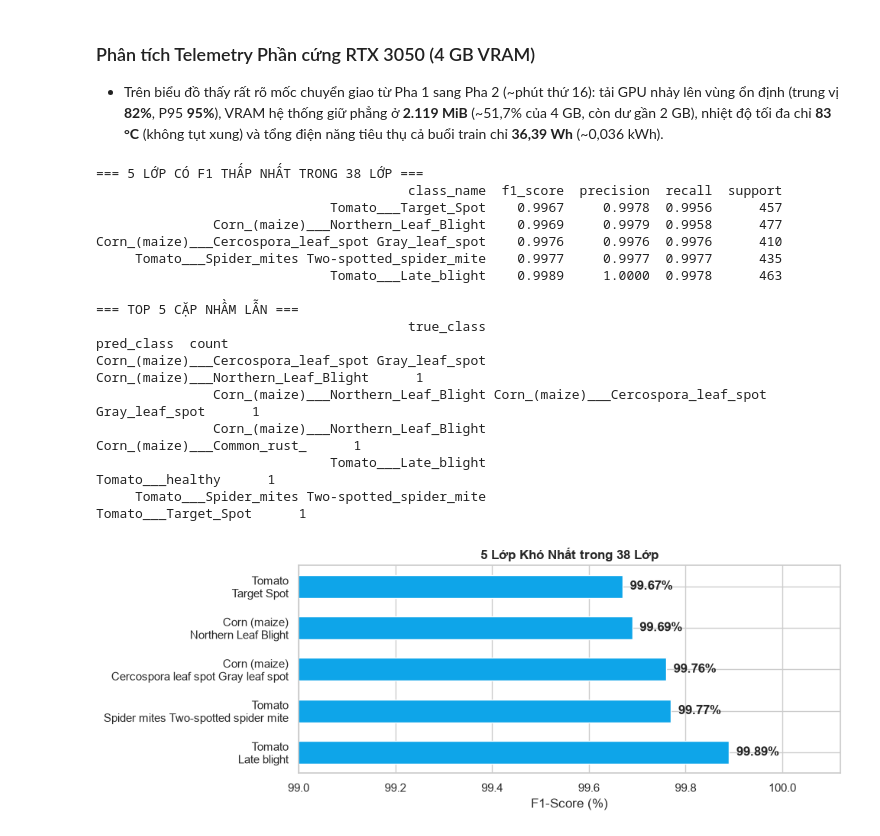
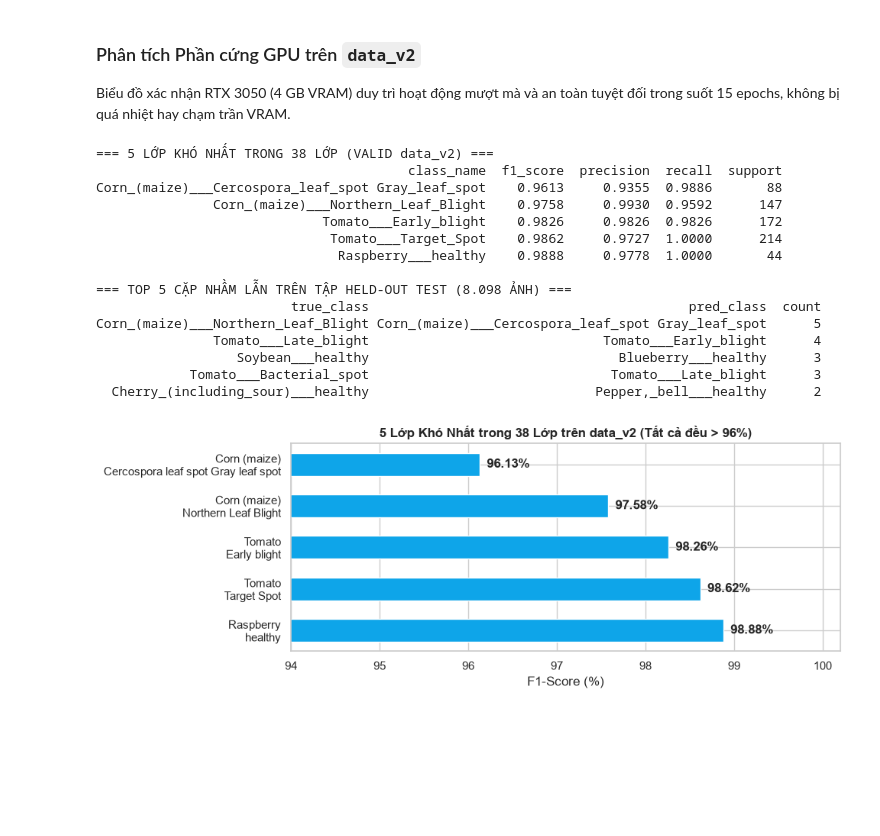
Before and after one commit to Longcodepro/plant-disease-ml, a Jupyter notebook: notebooks/03_efficientnet_b0_tri.ipynb, the cells around one changed output. Saved outputs shown, nothing was run; the diff lists cells and outputs as text; code cells hidden in the pictures; blank space fills up the shorter version.

```diff
--- a/notebooks/03_efficientnet_b0_tri.ipynb
+++ b/notebooks/03_efficientnet_b0_tri.ipynb
@@ -15,19 +15,13 @@ import numpy as np
 import pandas as pd
 import matplotlib.pyplot as plt
 import seaborn as sns
-import torch
-from PIL import Image
-import torch.nn.functional as F
 
 sns.set_theme(style="whitegrid")
-ROOT_DIR = Path("..").resolve()
-RESULTS_PATH = Path("efficientnet_b0_tri_results.json")
-
-with open(RESULTS_PATH, "r", encoding="utf-8") as f:
-    res = json.load(f)
+res = json.loads(Path("efficientnet_b0_tri_results.json").read_text(encoding="utf-8"))
+test_res = json.loads(Path("data_v2_final_test_results_tri.json").read_text(encoding="utf-8"))
 
 print(f"PyTorch: {res['torch_version']} | CUDA: {res['cuda_version']} | GPU: {res['device']}")
-print(f"Dataset: {res['dataset']['train_samples']:,} train / {res['dataset']['valid_samples']:,} valid ({res['dataset']['num_classes']} lớp)")
-print(f"Tổng thời gian huấn luyện: {res['total_train_time_sec']/60:.2f} phút | Best Epoch: {res['best_epoch']} | Peak VRAM: {res['overall_peak_vram_mb']} MB / {res['total_vram_mb']} MB")
+print(f"Dataset data_v2: {res['dataset']['train_samples']:,} train / {res['dataset']['valid_samples']:,} valid / {test_res['test_samples']:,} held-out test ({res['dataset']['num_classes']} lớp)")
+print(f"Tổng thời gian huấn luyện v1: {res['total_train_time_sec']/60:.2f} phút | Best Epoch: {res['best_epoch']} | Peak VRAM: {res['overall_peak_vram_mb']} MB / {res['total_vram_mb']} MB")
 # %% [output]
 PyTorch: 2.14.1+cu126 | CUDA: 12.6 | GPU: NVIDIA GeForce RTX 3050 Laptop GPU
@@ -221,40 +206,40 @@ Nhiệt độ: Avg 78.6 °C, Max 83 °C | Công suất: Avg 34.18 W, Peak 40.00
-# %% [markdown]
-### Phân tích Telemetry Phần cứng RTX 3050 (4 GB VRAM)
-- Trên biểu đồ thấy rất rõ mốc chuyển giao từ Pha 1 sang Pha 2 (~phút thứ 16): tải GPU nhảy lên vùng ổn định (trung vị **82%**, P95 **95%**), VRAM hệ thống giữ phẳng ở **2.119 MiB** (~51,7% của 4 GB, còn dư gần 2 GB), nhiệt độ tối đa chỉ **83 °C** (không tụt xung) và tổng điện năng tiêu thụ cả buổi train chỉ **36,39 Wh** (~0,036 kWh).
+# %% [markdown]
+### Phân tích Phần cứng GPU trên `data_v2`
+Biểu đồ xác nhận RTX 3050 (4 GB VRAM) duy trì hoạt động mượt mà và an toàn tuyệt đối trong suốt 15 epochs, không bị quá nhiệt hay chạm trần VRAM.
 # %%
 worst_df = pd.DataFrame(res["worst_5_classes"])
-conf_df = pd.DataFrame(res["top_5_confusions"])
+conf_df = pd.DataFrame(test_res["v1_test_metrics"]["top_5_confusions"])
 
-print("=== 5 LỚP CÓ F1 THẤP NHẤT TRONG 38 LỚP ===")
+print("=== 5 LỚP KHÓ NHẤT TRONG 38 LỚP (VALID data_v2) ===")
 print(worst_df.to_string(index=False))
-print("\n=== TOP 5 CẶP NHẦM LẪN ===")
+print("\n=== TOP 5 CẶP NHẦM LẪN TRÊN TẬP HELD-OUT TEST (8.098 ẢNH) ===")
 print(conf_df.to_string(index=False))
 
 fig, ax = plt.subplots(figsize=(10, 3.8))
 plot_df = worst_df.iloc[::-1]
 labels = [c.replace("___", "\n").replace("_", " ") for c in plot_df["class_name"]]
 bars = ax.barh(labels, plot_df["f1_score"] * 100, color="#0ea5e9", height=0.55)
-ax.set_xlim(99.0, 100.12)
+ax.set_xlim(94.0, 100.2)
 ax.set_xlabel("F1-Score (%)")
-ax.set_title("5 Lớp Khó Nhất trong 38 Lớp", fontweight="bold")
+ax.set_title("5 Lớp Khó Nhất trong 38 Lớp trên data_v2 (Tất cả đều > 96%)", fontweight="bold")
 for bar, val in zip(bars, plot_df["f1_score"] * 100):
-    ax.text(val + 0.015, bar.get_y() + bar.get_height() / 2, f"{val:.2f}%", va="center", fontweight="bold")
+    ax.text(val + 0.08, bar.get_y() + bar.get_height() / 2, f"{val:.2f}%", va="center", fontweight="bold")
 plt.tight_layout()
 plt.show()
 # %% [output]
-=== 5 LỚP CÓ F1 THẤP NHẤT TRONG 38 LỚP ===
+=== 5 LỚP KHÓ NHẤT TRONG 38 LỚP (VALID data_v2) ===
                                         class_name  f1_score  precision  recall  support
-                              Tomato___Target_Spot    0.9967     0.9978  0.9956      457
-               Corn_(maize)___Northern_Leaf_Blight    0.9969     0.9979  0.9958      477
-Corn_(maize)___Cercospora_leaf_spot Gray_leaf_spot    0.9976     0.9976  0.9976      410
-     Tomato___Spider_mites Two-spotted_spider_mite    0.9977     0.9977  0.9977      435
-                              Tomato___Late_blight    0.9989     1.0000  0.9978      463
+Corn_(maize)___Cercospora_leaf_spot Gray_leaf_spot    0.9613     0.9355  0.9886       88
+               Corn_(maize)___Northern_Leaf_Blight    0.9758     0.9930  0.9592      147
+                             Tomato___Early_blight    0.9826     0.9826  0.9826      172
+                              Tomato___Target_Spot    0.9862     0.9727  1.0000      214
+                               Raspberry___healthy    0.9888     0.9778  1.0000       44
 
-=== TOP 5 CẶP NHẦM LẪN ===
-                                        true_class                                         pred_class  count
-Corn_(maize)___Cercospora_leaf_spot Gray_leaf_spot                Corn_(maize)___Northern_Leaf_Blight      1
-               Corn_(maize)___Northern_Leaf_Blight Corn_(maize)___Cercospora_leaf_spot Gray_leaf_spot      1
-               Corn_(maize)___Northern_Leaf_Blight                        Corn_(maize)___Common_rust_      1
-                              Tomato___Late_blight                                   Tomato___healthy      1
-     Tomato___Spider_mites Two-spotted_spider_mite                               Tomato___Target_Spot      1
+=== TOP 5 CẶP NHẦM LẪN TRÊN TẬP HELD-OUT TEST (8.098 ẢNH) ===
+                         true_class                                         pred_class  count
+Corn_(maize)___Northern_Leaf_Blight Corn_(maize)___Cercospora_leaf_spot Gray_leaf_spot      5
+               Tomato___Late_blight                              Tomato___Early_blight      4
+                  Soybean___healthy                                Blueberry___healthy      3
+            Tomato___Bacterial_spot                               Tomato___Late_blight      3
+  Cherry_(including_sour)___healthy                             Pepper,_bell___healthy      2
-[figure, old version]
+[figure, new version]
```
Also changed, not shown: parts of 19 cells of this notebook, 18 other files.
